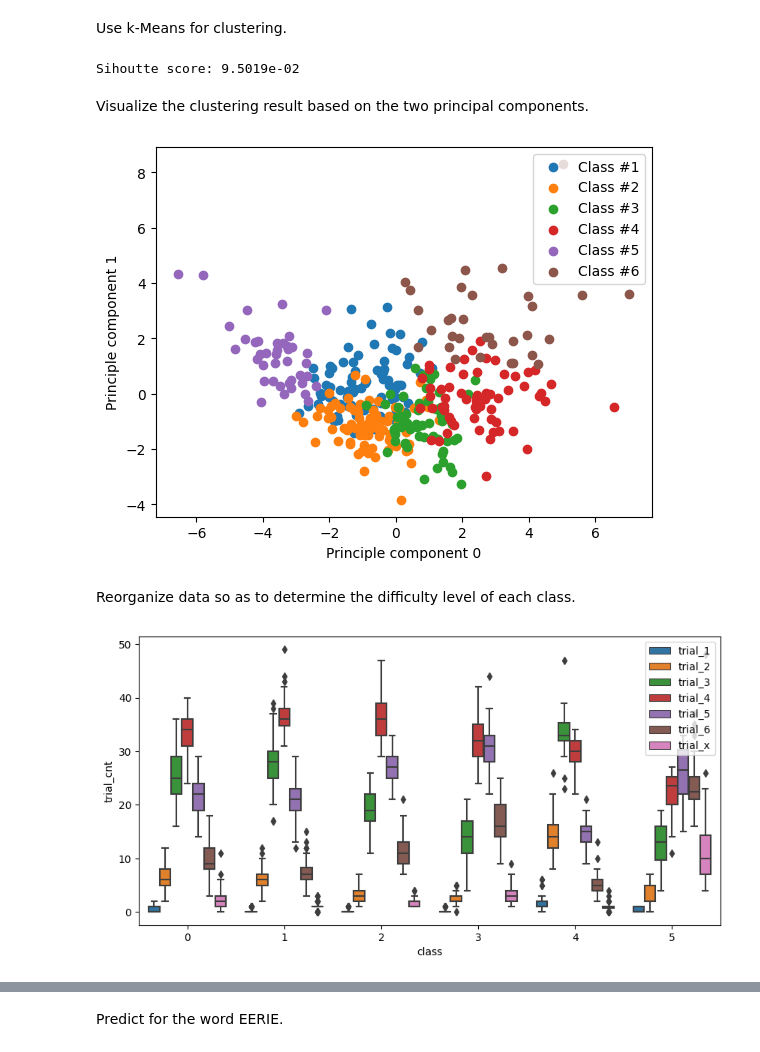
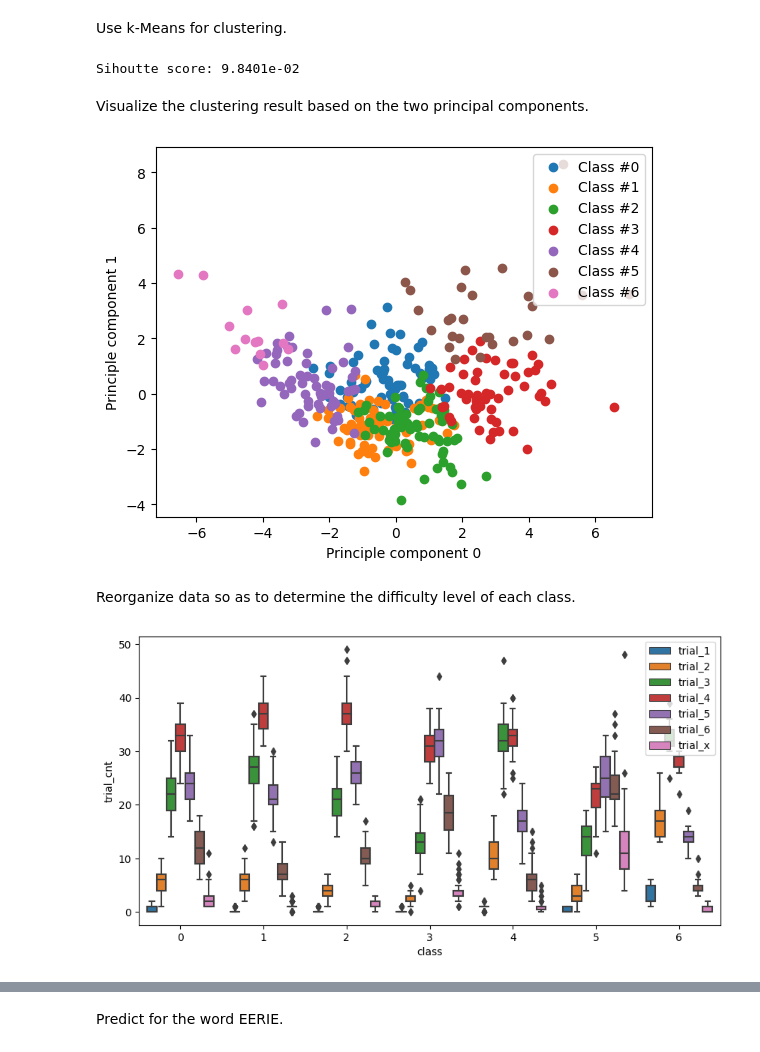
Before and after one commit to Charlie-XIAO/MCM23-Wordle-ML, a Jupyter notebook: src/Q3-2.ipynb, the cells around one changed output, grey strips where cells are left out. Drawn from its saved outputs; the diff is of its cells as text; code cells hidden in the pictures.

```diff
--- a/src/Q3-2.ipynb
+++ b/src/Q3-2.ipynb
@@ -107,25 +107,25 @@ pc0, pc1 = df_scaled_pca[:, 0], df_scaled_pca[:, 1]
 # %% [markdown]
 Use k-Means for clustering.
 # %%
-kmeans = KMeans(n_clusters=6, n_init="auto", random_state=1)
+kmeans = KMeans(n_clusters=7, n_init="auto", random_state=1)
 kmeans.fit(df_scaled)
 df_scaled_kmeans = kmeans.fit_predict(df_scaled)
 print("Sihoutte score: {:.4e}".format(silhouette_score(df_scaled, df_scaled_kmeans)))
 # %% [output]
-Sihoutte score: 9.5019e-02
+Sihoutte score: 9.8401e-02
 # %% [markdown]
 Visualize the clustering result based on the two principal components.
 # %%
-labels = ["Class #1", "Class #2", "Class #3", "Class #4", "Class #5", "Class #6"]
+labels = ["Class #0", "Class #1", "Class #2", "Class #3", "Class #4", "Class #5", "Class #6"]
 for clusnum in np.unique(df_scaled_kmeans):
     idx = df_scaled_kmeans == clusnum
     plt.scatter(pc0[idx], pc1[idx], label=labels[clusnum])
 plt.xlabel("Principle component 0")
 plt.ylabel("Principle component 1")
-plt.legend()
+plt.legend(loc="upper right")
 plt.show()
 # %% [output]
-[figure, old version]
+[figure, new version]
 # %% [markdown]
 Reorganize data so as to determine the difficulty level of each class.
 # %%
@@ -137,4 +137,4 @@ sns.boxplot(data=df_kmeans, x="class", y="trial_cnt", hue="trials")
 plt.legend(loc="upper right")
 plt.show()
 # %% [output]
-[figure, old version]
+[figure, new version]
```
Also changed, not shown: parts of 4 cells of this notebook, 4 other files.
